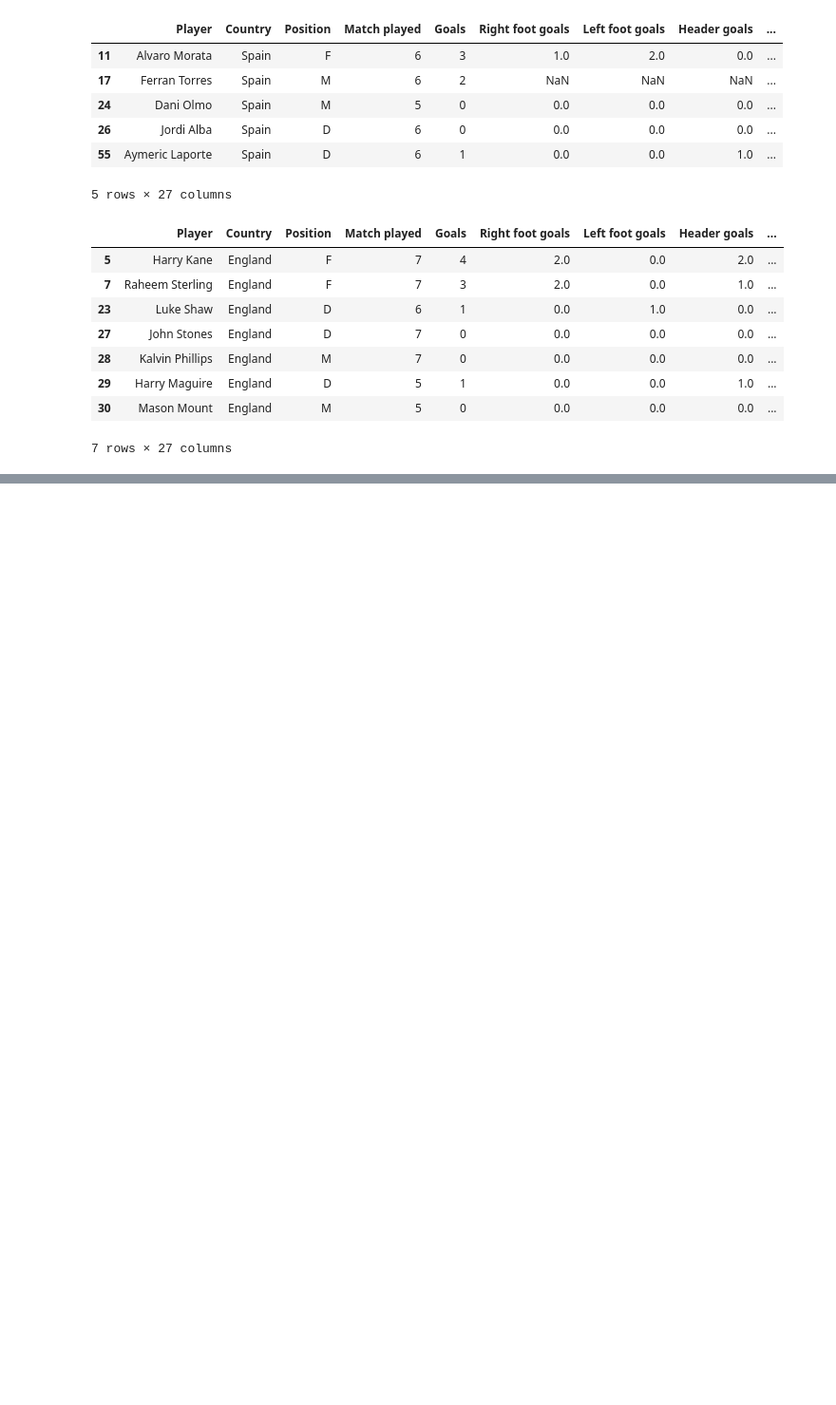
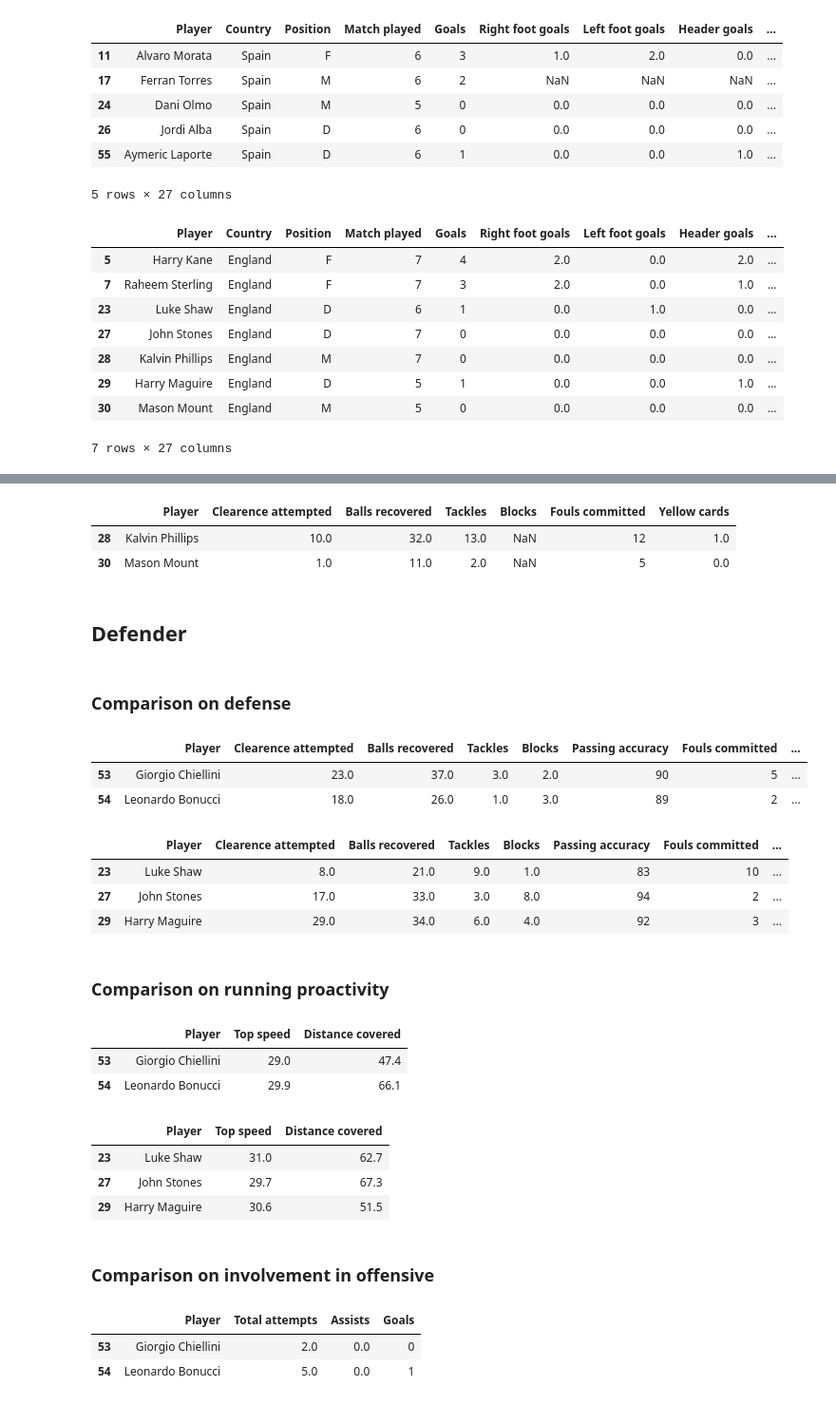
Before and after one commit to zhaoshengEE/Euro_2020, a Jupyter notebook: src/EDA.ipynb, the cells around one changed output, grey strips where cells are left out. Shown at 95% size. Drawn from its saved outputs; the diff is of its cells as text; code cells hidden in the pictures; blank space fills up the shorter version.

```diff
--- a/src/EDA.ipynb
+++ b/src/EDA.ipynb
@@ -108,0 +372,50 @@ dfEngland
+# %%
+englandMidfielder[['Player', 'Clearence attempted', 'Balls recovered', 'Tackles', 'Blocks', 'Fouls committed', 'Yellow cards']]
+# %% [output]
+|  | Player | Clearence attempted | Balls recovered | Tackles | Blocks | Fouls committed | Yellow cards |
+| 28 | Kalvin Phillips | 10.0 | 32.0 | 13.0 | NaN | 12 | 1.0 |
+| 30 | Mason Mount | 1.0 | 11.0 | 2.0 | NaN | 5 | 0.0 |
+# %% [markdown]
+## Defender
+# %%
+englandDefender = dfEngland[dfEngland['Position'] == 'D']
+# %% [markdown]
+### Comparison on defense
+# %%
+italyDefender[['Player', 'Clearence attempted', 'Balls recovered', 'Tackles', 'Blocks',
+               'Passing accuracy', 'Fouls committed', 'Yellow cards', 'Minutes played']]
+# %% [output]
+|  | Player | Clearence attempted | Balls recovered | Tackles | Blocks | Passing accuracy | Fouls committed | ... |
+| 53 | Giorgio Chiellini | 23.0 | 37.0 | 3.0 | 2.0 | 90 | 5 | ... |
+| 54 | Leonardo Bonucci | 18.0 | 26.0 | 1.0 | 3.0 | 89 | 2 | ... |
+# %%
+englandDefender[['Player', 'Clearence attempted', 'Balls recovered', 'Tackles', 'Blocks',
+               'Passing accuracy', 'Fouls committed', 'Yellow cards', 'Minutes played']]
+# %% [output]
+|  | Player | Clearence attempted | Balls recovered | Tackles | Blocks | Passing accuracy | Fouls committed | ... |
+| 23 | Luke Shaw | 8.0 | 21.0 | 9.0 | 1.0 | 83 | 10 | ... |
+| 27 | John Stones | 17.0 | 33.0 | 3.0 | 8.0 | 94 | 2 | ... |
+| 29 | Harry Maguire | 29.0 | 34.0 | 6.0 | 4.0 | 92 | 3 | ... |
+# %% [markdown]
+### Comparison on running proactivity
+# %%
+italyDefender[['Player', 'Top speed', 'Distance covered']]
+# %% [output]
+|  | Player | Top speed | Distance covered |
+| 53 | Giorgio Chiellini | 29.0 | 47.4 |
+| 54 | Leonardo Bonucci | 29.9 | 66.1 |
+# %%
+englandDefender[['Player', 'Top speed', 'Distance covered']]
+# %% [output]
+|  | Player | Top speed | Distance covered |
+| 23 | Luke Shaw | 31.0 | 62.7 |
+| 27 | John Stones | 29.7 | 67.3 |
+| 29 | Harry Maguire | 30.6 | 51.5 |
+# %% [markdown]
+### Comparison on involvement in offensive
+# %%
+italyDefender[['Player', 'Total attempts', 'Assists', 'Goals']]
+# %% [output]
+|  | Player | Total attempts | Assists | Goals |
+| 53 | Giorgio Chiellini | 2.0 | 0.0 | 0 |
+| 54 | Leonardo Bonucci | 5.0 | 0.0 | 1 |
```
Also changed, not shown: parts of 58 cells of this notebook.
